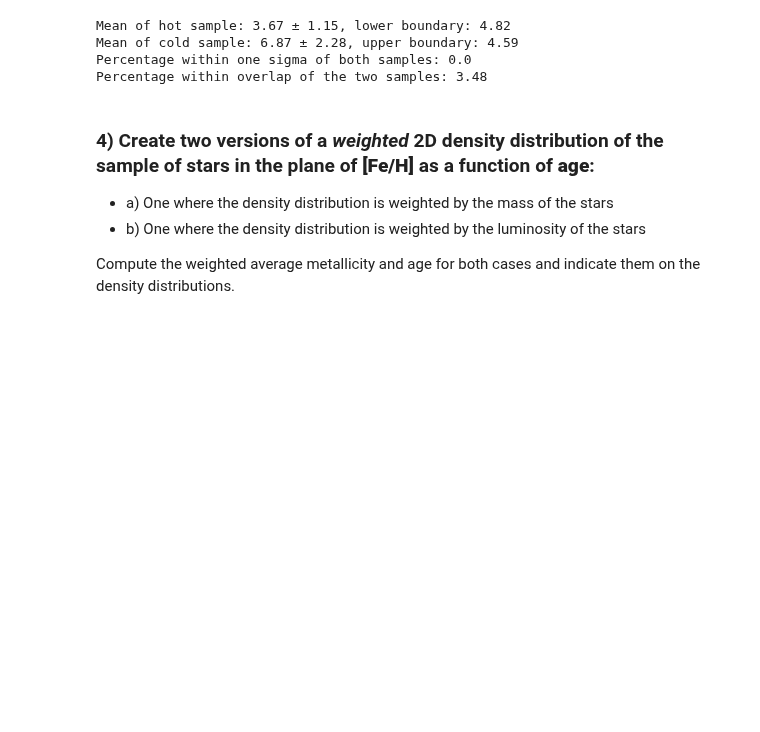
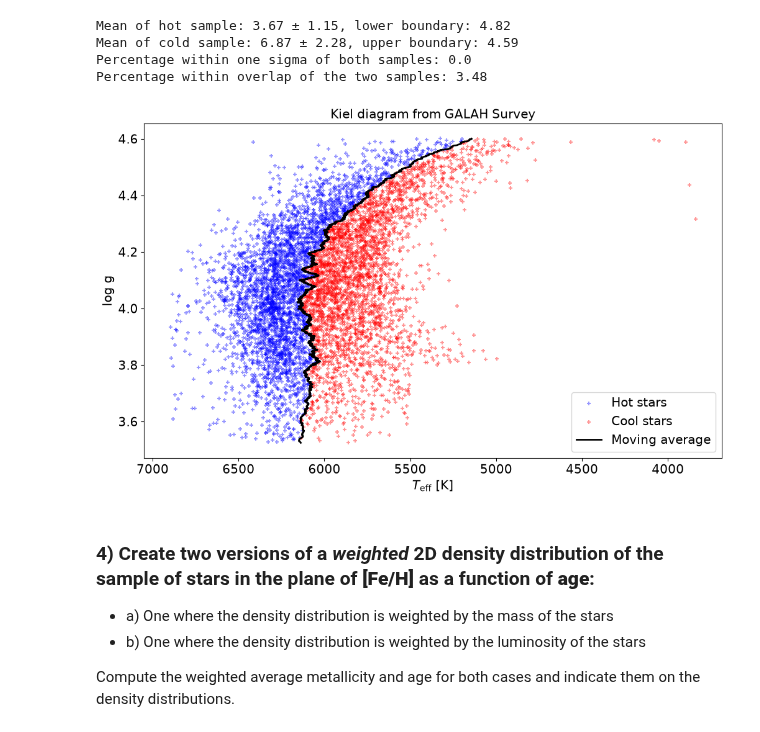
Before and after one commit to MarcusFri/NumAstro2026W_MarcusFrischherz_08225094, a Jupyter notebook: Exercise_sheet_2.ipynb, the cells around one changed output. Cells and saved outputs as stored; diff of their text form; code cells hidden in the pictures; blank space fills up the shorter version.

```diff
--- a/Exercise_sheet_2.ipynb
+++ b/Exercise_sheet_2.ipynb
@@ -158,6 +159,30 @@ Mean of hot sample: 3.67 ± 1.15, lower boundary: 4.82
 Mean of cold sample: 6.87 ± 2.28, upper boundary: 4.59
 Percentage within one sigma of both samples: 0.0
 Percentage within overlap of the two samples: 3.48
+# %%
+fig, ax = plt.subplots()
+
+ax.scatter(teff_aligned[hot_mask], logg_aligned[hot_mask],
+           s=20, color='blue', label='Hot stars', marker='+', alpha=0.4)
+
+ax.scatter(teff_aligned[cold_mask], logg_aligned[cold_mask],
+           s=20, color='red', label='Cool stars', marker='+', alpha=0.4)
+
+ax.plot(teff_avg, logg_aligned, color='black', linewidth=2,
+        label='Moving average')
+
+ax.invert_xaxis()
+ax.set_xlabel(r'$T_{\mathrm{eff}}$ [K]')
+ax.set_ylabel('log g')
+ax.legend()
+
+plt.title('Kiel diagram from GALAH Survey')
+
+plt.savefig('test_sep.png')
+
+plt.show()
+# %% [output]
+[figure, added]
 # %% [markdown]
 ### 4) Create two versions of a *weighted* 2D density distribution of the sample of stars in the plane of **[Fe/H]** as a function of **age**:
 * a) One where the density distribution is weighted by the mass of the stars
```
Also changed, not shown: parts of 4 cells of this notebook.
